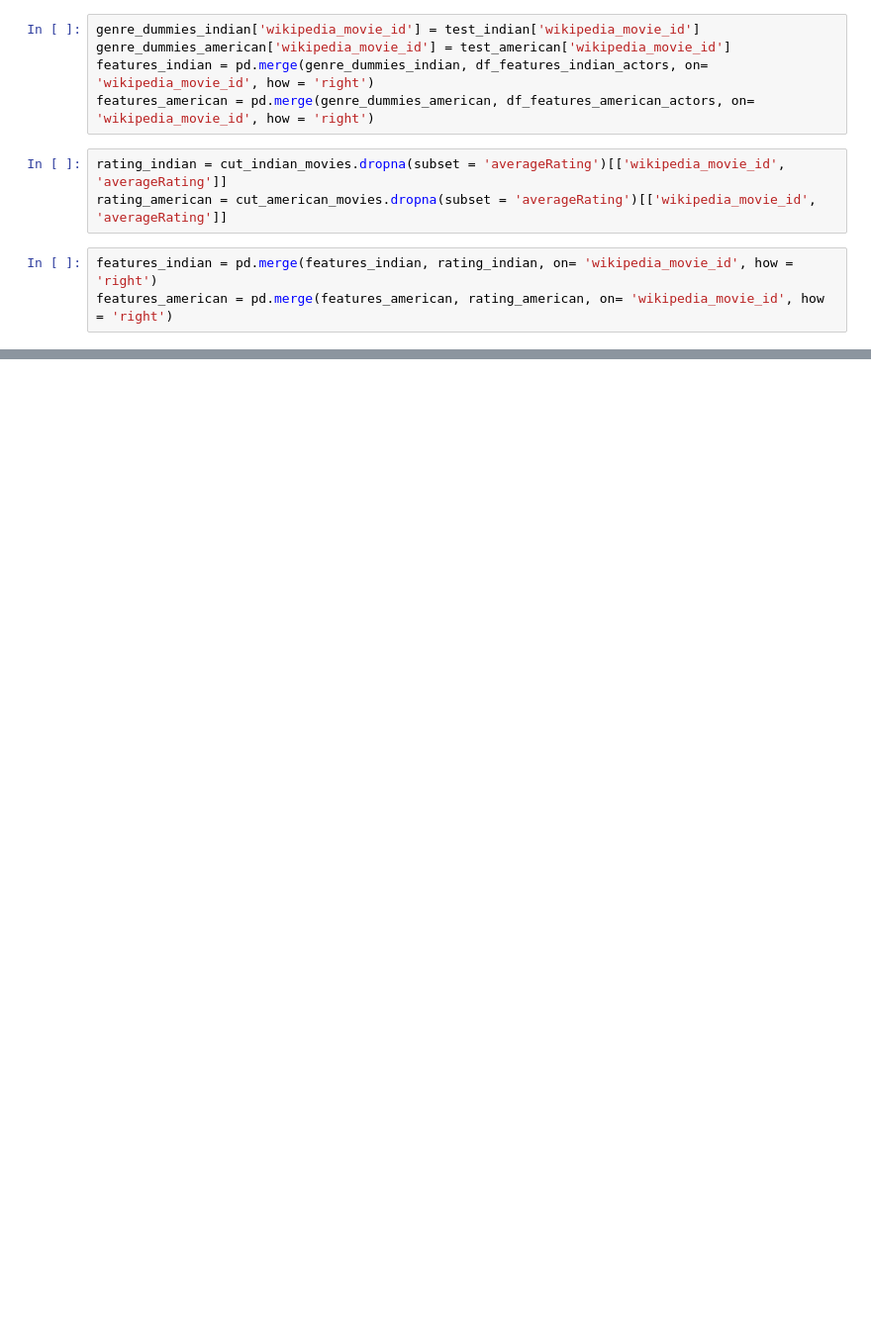
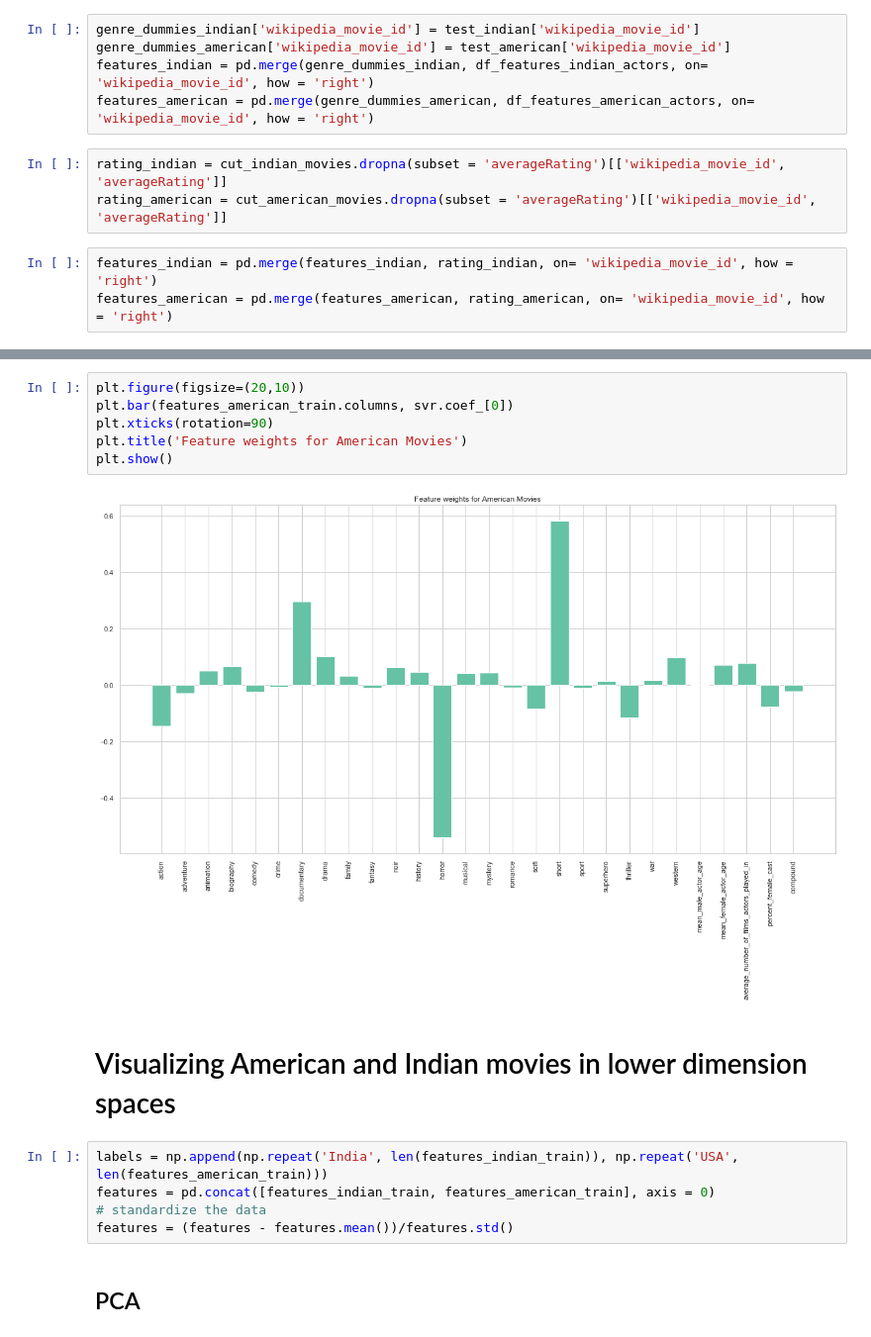
Before and after one commit to epfl-ada/ada-2022-project-badaboom, a Jupyter notebook: P2.ipynb, the cells around one changed output, grey strips where cells are left out. Shown at 99% size. Saved outputs shown, nothing was run; the diff lists cells and outputs as text; blank space fills up the shorter version.

```diff
--- a/P2.ipynb
+++ b/P2.ipynb
@@ -1029,0 +1507,17 @@ metrics.get_scorer_names()
+# %%
+plt.figure(figsize=(20,10))
+plt.bar(features_american_train.columns, svr.coef_[0])
+plt.xticks(rotation=90)
+plt.title('Feature weights for American Movies')
+plt.show()
+# %% [output]
+[figure, added]
+# %% [markdown]
+# Visualizing American and Indian movies in lower dimension spaces
+# %%
+labels = np.append(np.repeat('India', len(features_indian_train)), np.repeat('USA', len(features_american_train)))
+features = pd.concat([features_indian_train, features_american_train], axis = 0)
+# standardize the data
+features = (features - features.mean())/features.std()
+# %% [markdown]
+## PCA
```
Also changed, not shown: parts of 98 cells of this notebook.
